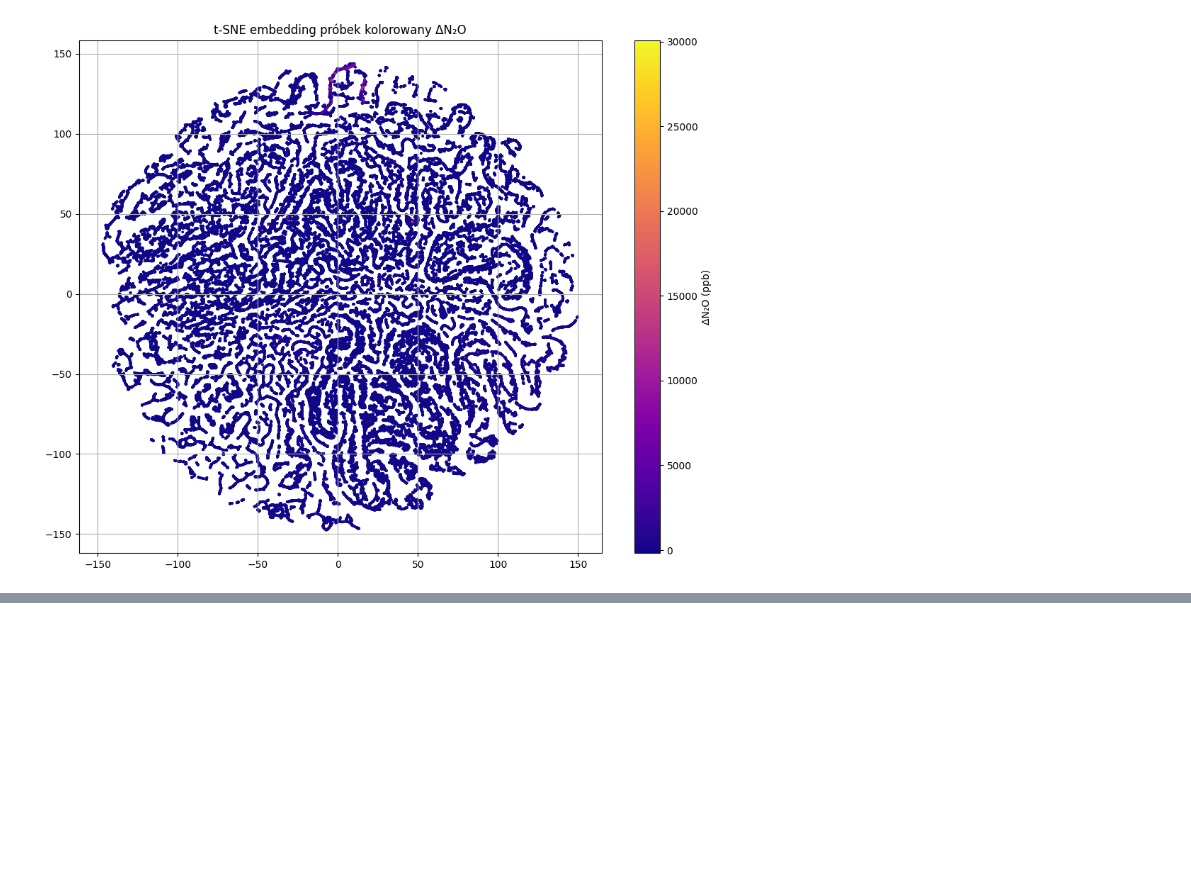
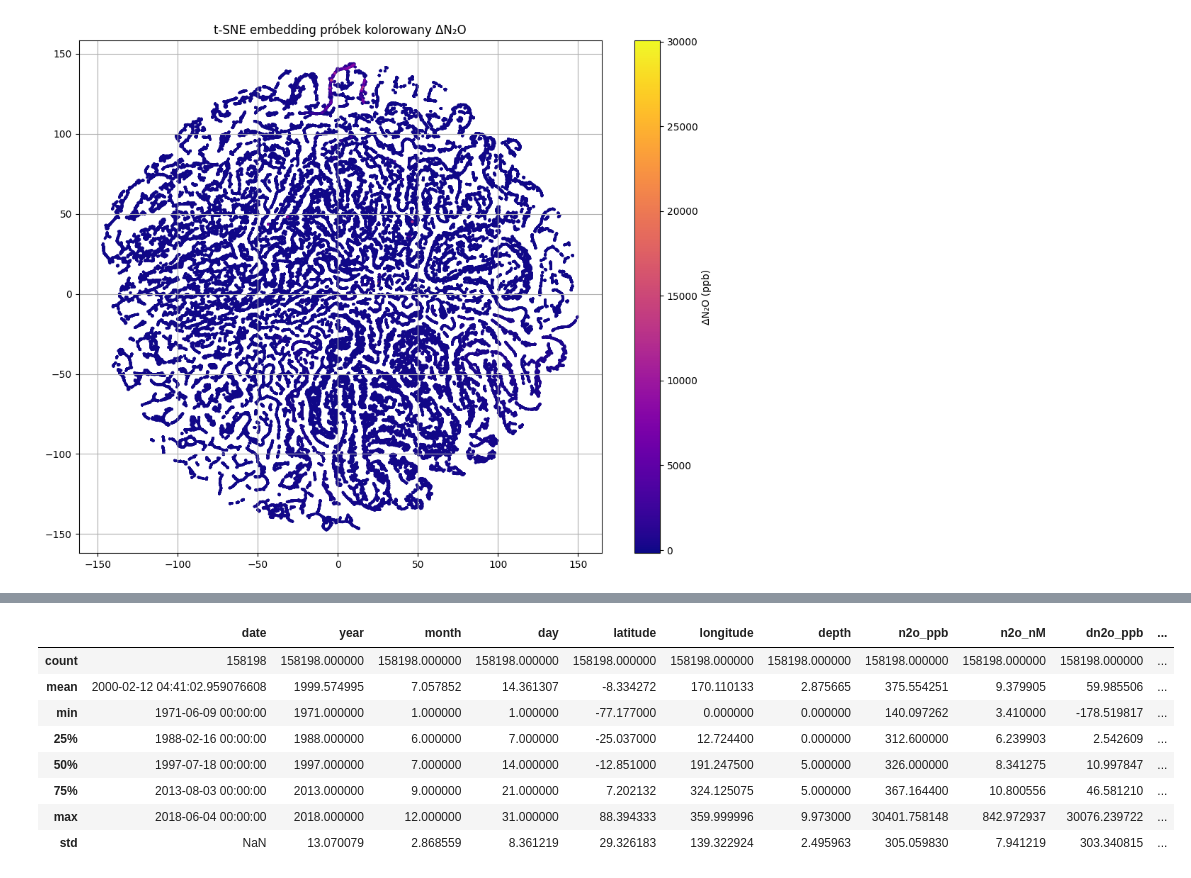
Before and after one commit to jkiczka/Geochemical_data_interpolation, a Jupyter notebook: notebooks/data_analysis.ipynb, the cells around one changed output, grey strips where cells are left out. Cells and saved outputs as stored; diff of their text form; code cells hidden in the pictures; blank space fills up the shorter version.

```diff
--- a/notebooks/data_analysis.ipynb
+++ b/notebooks/data_analysis.ipynb
@@ -94,0 +117,12 @@ plt.show()
+# %%
+df.describe()
+# %% [output]
+|  | date | year | month | day | latitude | longitude | depth | n2o_ppb | n2o_nM | dn2o_ppb | ... |
+| count | 158198 | 158198.000000 | 158198.000000 | 158198.000000 | 158198.000000 | 158198.000000 | 158198.000000 | 158198.000000 | 158198.000000 | 158198.000000 | ... |
+| mean | 2000-02-12 04:41:02.959076608 | 1999.574995 | 7.057852 | 14.361307 | -8.334272 | 170.110133 | 2.875665 | 375.554251 | 9.379905 | 59.985506 | ... |
+| min | 1971-06-09 00:00:00 | 1971.000000 | 1.000000 | 1.000000 | -77.177000 | 0.000000 | 0.000000 | 140.097262 | 3.410000 | -178.519817 | ... |
+| 25% | 1988-02-16 00:00:00 | 1988.000000 | 6.000000 | 7.000000 | -25.037000 | 12.724400 | 0.000000 | 312.600000 | 6.239903 | 2.542609 | ... |
+| 50% | 1997-07-18 00:00:00 | 1997.000000 | 7.000000 | 14.000000 | -12.851000 | 191.247500 | 5.000000 | 326.000000 | 8.341275 | 10.997847 | ... |
+| 75% | 2013-08-03 00:00:00 | 2013.000000 | 9.000000 | 21.000000 | 7.202132 | 324.125075 | 5.000000 | 367.164400 | 10.800556 | 46.581210 | ... |
+| max | 2018-06-04 00:00:00 | 2018.000000 | 12.000000 | 31.000000 | 88.394333 | 359.999996 | 9.973000 | 30401.758148 | 842.972937 | 30076.239722 | ... |
+| std | NaN | 13.070079 | 2.868559 | 8.361219 | 29.326183 | 139.322924 | 2.495963 | 305.059830 | 7.941219 | 303.340815 | ... |
```
Also changed, not shown: parts of 3 cells of this notebook, 3 other files.
